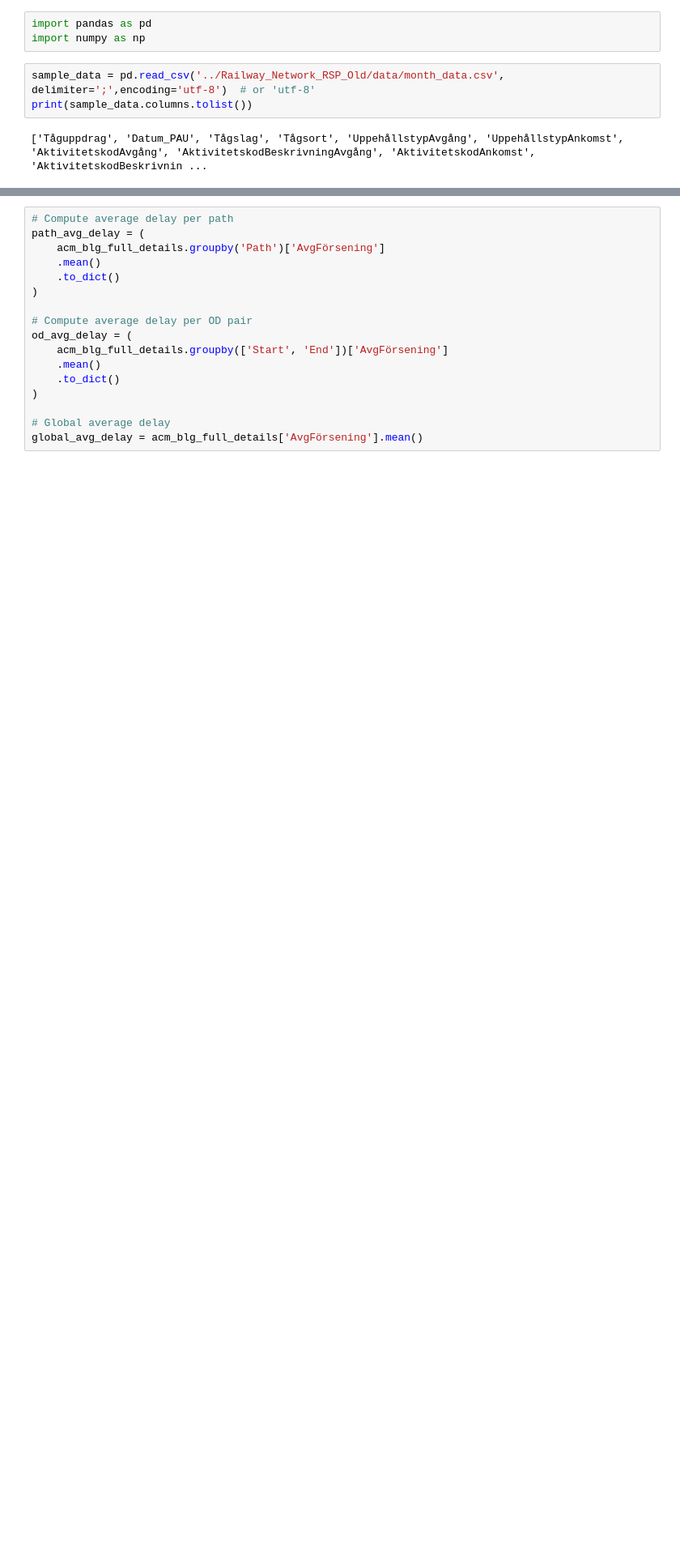
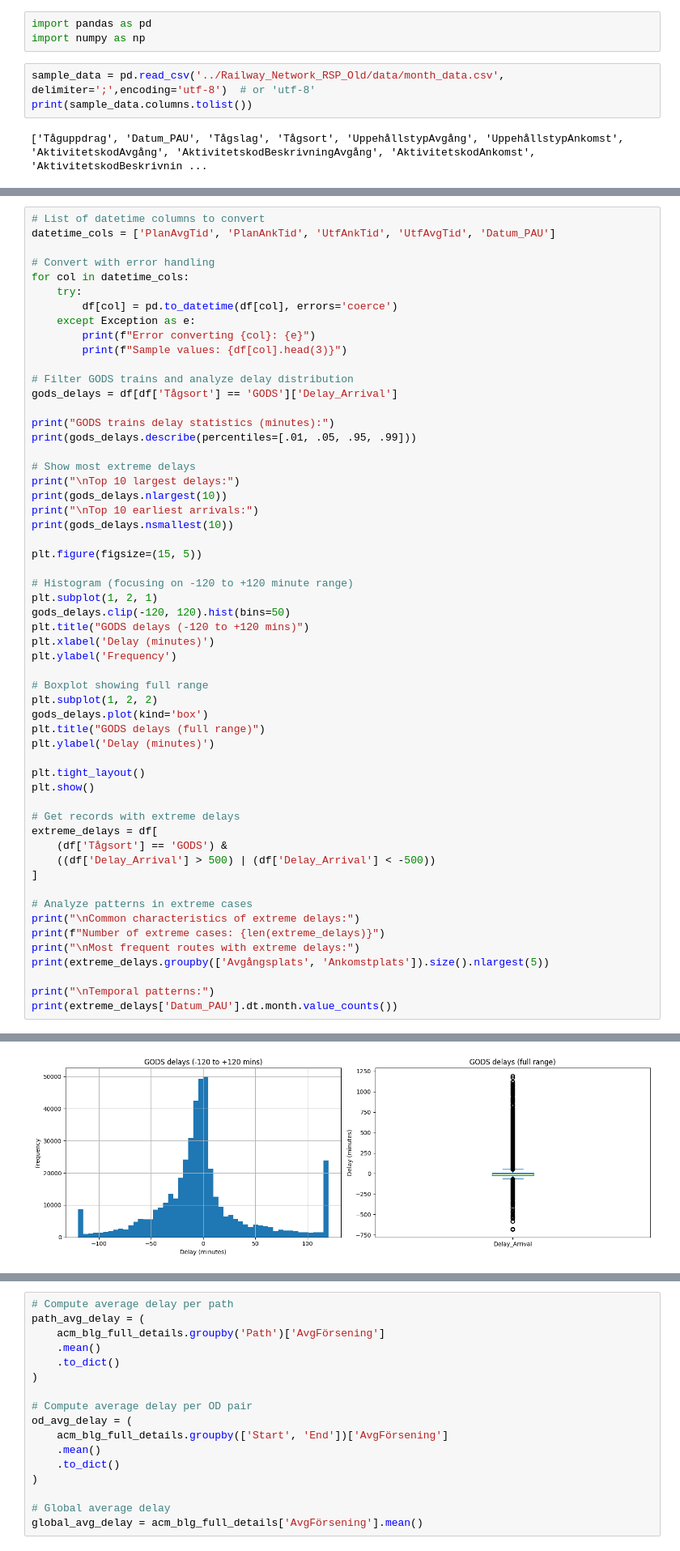
Before and after one commit to eranganana/Railway_Network_RSP, a Jupyter notebook: UniquePath.ipynb, the cells around one changed output, grey strips where cells are left out. Shown at 81% size. Drawn from its saved outputs; the diff is of its cells as text; blank space fills up the shorter version.

```diff
--- a/UniquePath.ipynb
+++ b/UniquePath.ipynb
@@ -38,0 +202,57 @@ print(journey_counts)
+# %%
+# List of datetime columns to convert
+datetime_cols = ['PlanAvgTid', 'PlanAnkTid', 'UtfAnkTid', 'UtfAvgTid', 'Datum_PAU']
+
+# Convert with error handling
+for col in datetime_cols:
+    try:
+        df[col] = pd.to_datetime(df[col], errors='coerce')
+    except Exception as e:
+        print(f"Error converting {col}: {e}")
+        print(f"Sample values: {df[col].head(3)}")
+
+# Filter GODS trains and analyze delay distribution
+gods_delays = df[df['Tågsort'] == 'GODS']['Delay_Arrival']
+
+print("GODS trains delay statistics (minutes):")
+print(gods_delays.describe(percentiles=[.01, .05, .95, .99]))
+
+# Show most extreme delays
+print("\nTop 10 largest delays:")
+print(gods_delays.nlargest(10))
+print("\nTop 10 earliest arrivals:")
+print(gods_delays.nsmallest(10))
+
+plt.figure(figsize=(15, 5))
+
+# Histogram (focusing on -120 to +120 minute range)
+plt.subplot(1, 2, 1)
+gods_delays.clip(-120, 120).hist(bins=50)
+plt.title("GODS delays (-120 to +120 mins)")
+plt.xlabel('Delay (minutes)')
+plt.ylabel('Frequency')
+
+# Boxplot showing full range
+plt.subplot(1, 2, 2)
+gods_delays.plot(kind='box')
+plt.title("GODS delays (full range)")
+plt.ylabel('Delay (minutes)')
+
+plt.tight_layout()
+plt.show()
+
+# Get records with extreme delays
+extreme_delays = df[
+    (df['Tågsort'] == 'GODS') &
+    ((df['Delay_Arrival'] > 500) | (df['Delay_Arrival'] < -500))
+]
+
+# Analyze patterns in extreme cases
+print("\nCommon characteristics of extreme delays:")
+print(f"Number of extreme cases: {len(extreme_delays)}")
+print("\nMost frequent routes with extreme delays:")
+print(extreme_delays.groupby(['Avgångsplats', 'Ankomstplats']).size().nlargest(5))
+
+print("\nTemporal patterns:")
+print(extreme_delays['Datum_PAU'].dt.month.value_counts())
+# %% [output]
@@ -38,0 +293 @@ print(journey_counts)
+[figure, added]
```
Also changed, not shown: parts of 14 cells of this notebook, 10 other files.
